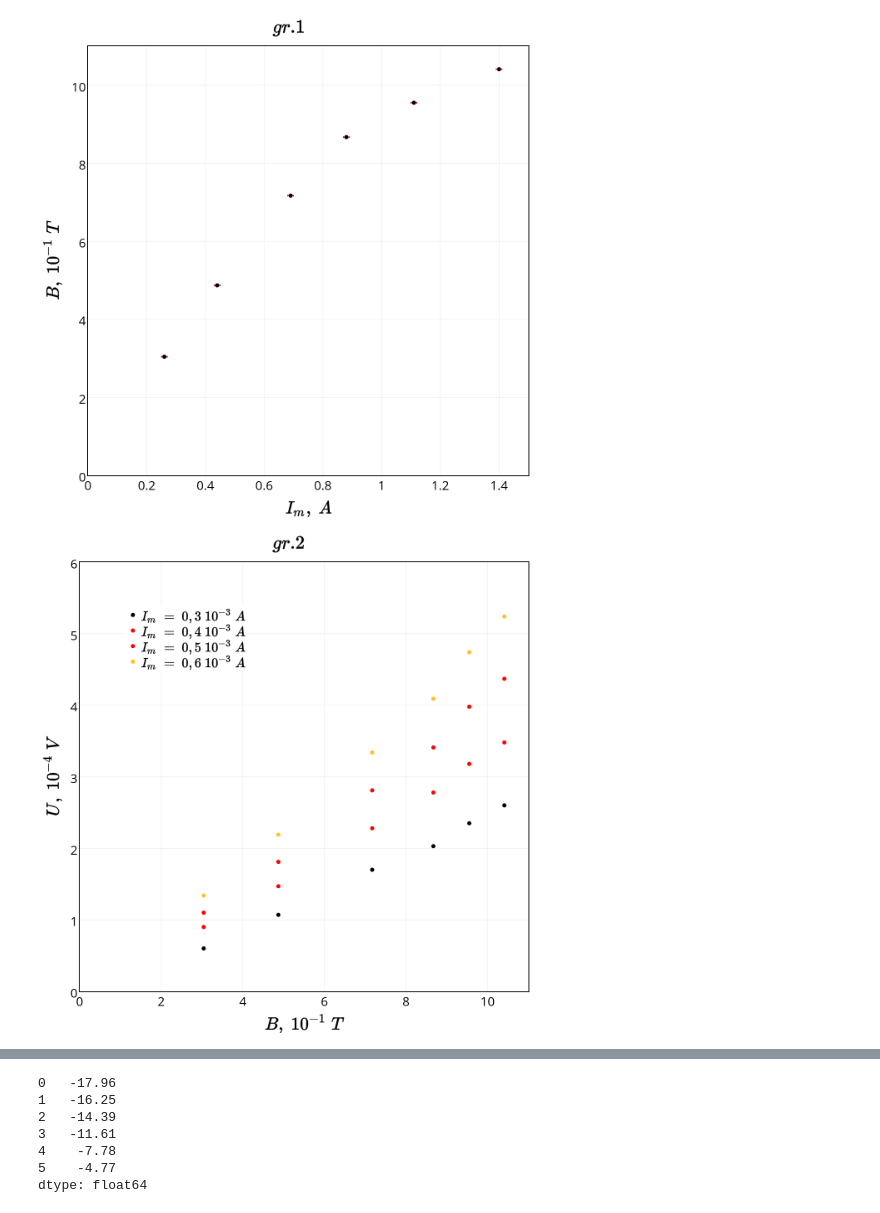
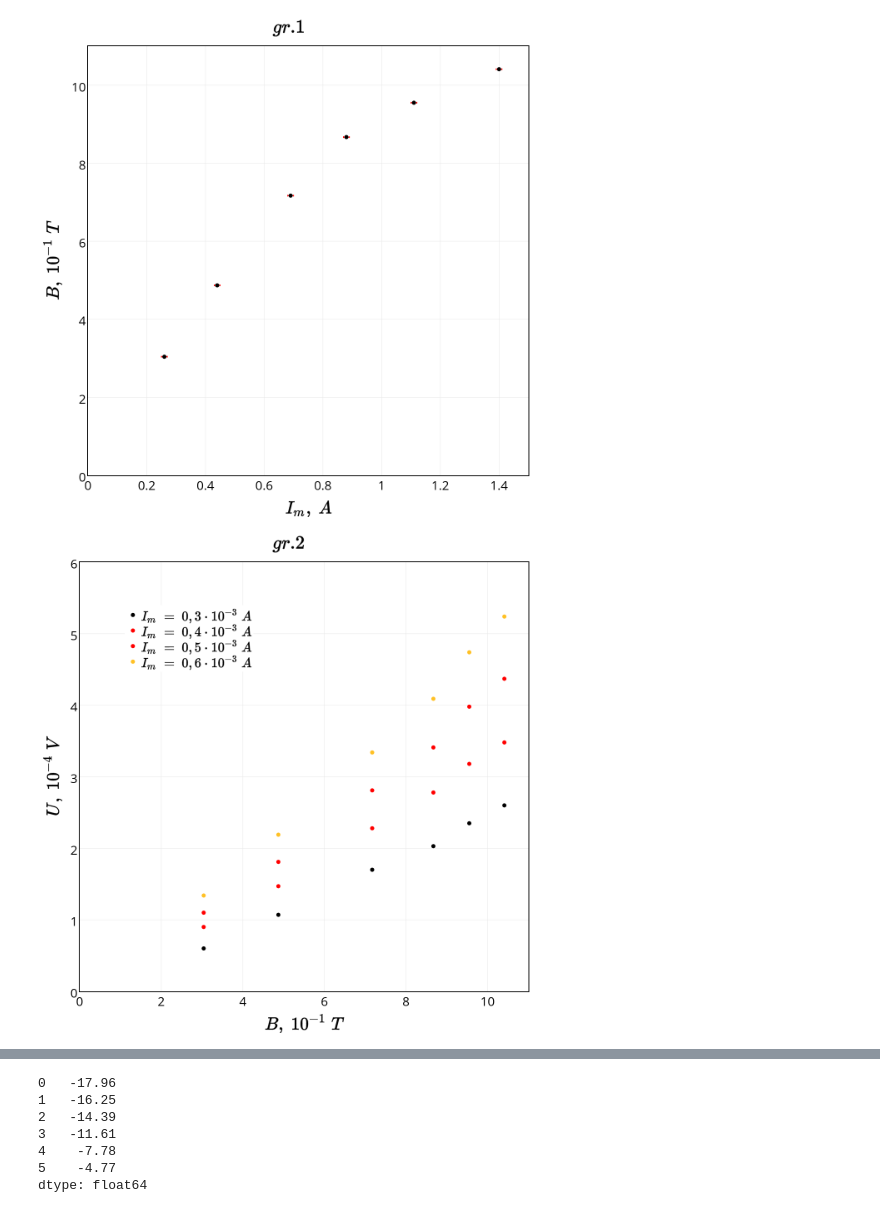
Before and after one commit to heyfaraday/labs_3sem, a Jupyter notebook: 3.3.4/analysis.ipynb, the cells around one changed output, grey strips where cells are left out. Drawn from its saved outputs; the diff is of its cells as text; code cells hidden in the pictures.

```diff
--- a/3.3.4/analysis.ipynb
+++ b/3.3.4/analysis.ipynb
@@ -135,7 +135,7 @@ trace1 = go.Scatter(
     y = data['U1']/100,
     x = data['B']/100,
     mode = 'markers',
-    name = '$I_m~=~0,3~10^{-3}~A$',
+    name = '$I_m~=~0,3\cdot 10^{-3}~A$',
     marker = dict(
         size = 10,
         opacity = 1,
@@ -162,7 +162,7 @@ trace2 = go.Scatter(
     y = data['U2']/100,
     x = data['B']/100,
     mode = 'markers',
-    name = '$I_m~=~0,4~10^{-3}~A$',
+    name = '$I_m~=~0,4\cdot 10^{-3}~A$',
     marker = dict(
         size = 10,
         opacity = 1,
@@ -189,7 +189,7 @@ trace3 = go.Scatter(
     y = data['U3']/100,
     x = data['B']/100,
     mode = 'markers',
-    name = '$I_m~=~0,5~10^{-3}~A$',
+    name = '$I_m~=~0,5\cdot 10^{-3}~A$',
     marker = dict(
         size = 10,
         opacity = 1,
@@ -217,7 +217,7 @@ trace4 = go.Scatter(
     y = data['U4']/100,
     x = data['B']/100,
     mode = 'markers',
-    name = '$I_m~=~0,6~10^{-3}~A$',
+    name = '$I_m~=~0,6\cdot 10^{-3}~A$',
     marker = dict(
         size = 10,
         opacity = 1,
@@ -275,34 +275,34 @@ layout = go.Layout(
     yaxis = dict(
         title = '$U,~10^{-4}~V$',
         range = [0, 6],
         zeroline = False,
         ticklen = 0,
         color = '#000000',
         mirror = True,
         showline = True,
         linewidth = 2,
         titlefont = dict(
             size = 40,
             color = '#000000'
             )
     ),
     margin = dict(
         l = 100,
         r = 23,
         t = 70,
         b = 100,
         pad = 0
     ),
 )
 
 fig = go.Figure(data=trace0, layout=layout)
 #py.iplot(figure, filename='basic-error-bar')
 py.image.save_as(fig, 'my_plot2.png')
 #! open my_plot.png
 from IPython.display import Image
 Image("my_plot2.png", width=500)
 # %% [output]
-[figure, old version]
+[figure, new version]
 # %%
 trace1 = go.Scatter(
     y = data['U5']/100,
```
Also changed, not shown: parts of 7 cells of this notebook, 33 other files.
